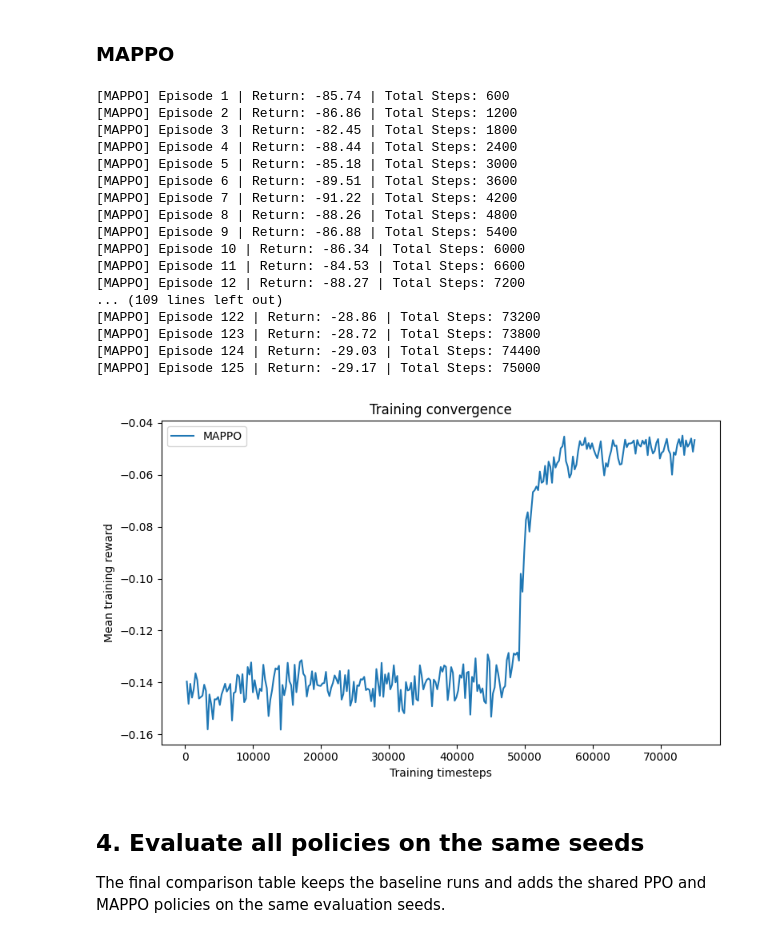
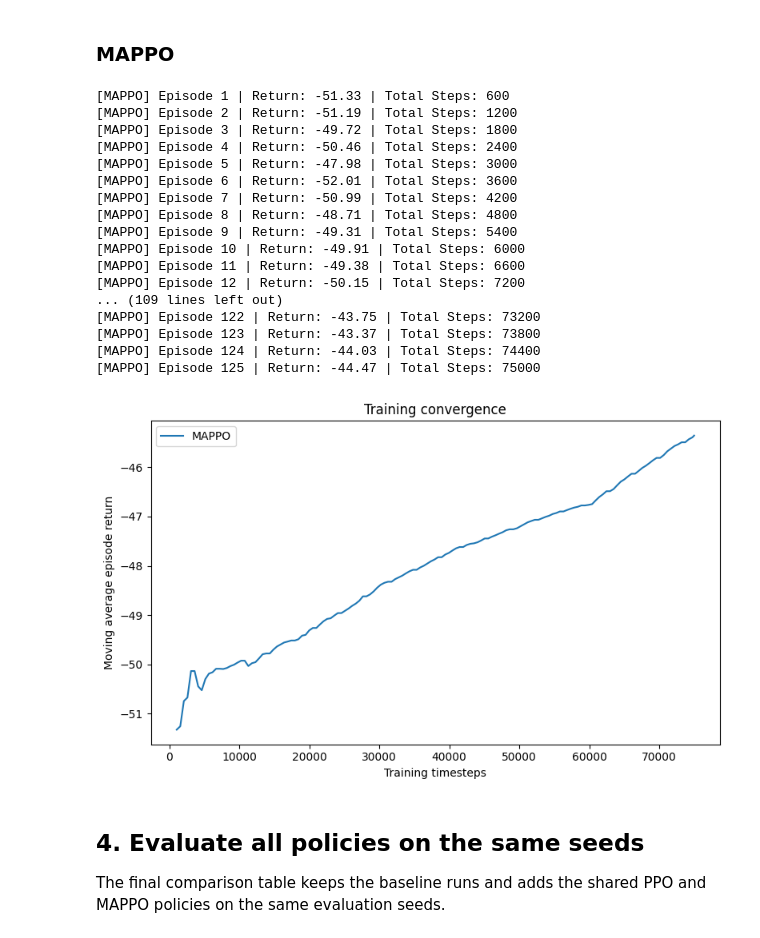
Before and after one commit to abergh18/marl-tsc, a Jupyter notebook: notebooks/main_flow.ipynb, the cells around one changed output. Drawn from its saved outputs; the diff is of its cells as text; code cells hidden in the pictures.

Commit message:
Adjusted mappo parameters

```diff
--- a/notebooks/main_flow.ipynb
+++ b/notebooks/main_flow.ipynb
@@ -62,7 +69,7 @@ NUM_EPISODES = 30
 EVALUATION_EPISODES = 5
 TOTAL_TIMESTEPS = 75_000
 MIN_GREEN_SECONDS = 10
-SWITCH_PENALTY = 2.0
+SWITCH_PENALTY = 0.5
 
 generator = SimulationGenerator(
     output_dir=OUTPUT_DIR,
@@ -71,7 +78,7 @@ generator = SimulationGenerator(
     traffic_light_ids=traffic_light_ids,
     trip_begin=0,
     trip_end=TRAFFIC_SPAWN_DURATION,  # Extends past the simulation end!
-    trip_period=2,                    # Steady stream: 1 car every 2 seconds
+    trip_period=2,
     seed=42,
 )
 
@@ -148,38 +156,39 @@ plt.show()
 # %%
 mappo_model, mappo_history, mappo_model_path = train_mappo(
     config_file=paths.config_file,
     traffic_light_ids=traffic_light_ids,
     output_dir=OUTPUT_DIR,
     total_timesteps=TOTAL_TIMESTEPS,
-    rollout_steps=256,
+    rollout_steps=512,
     max_steps=EPISODE_STEPS,
     seed=42,
     env_kwargs={"green_phase_count": GREEN_PHASE_COUNT,
                 "min_green_seconds": MIN_GREEN_SECONDS,
+                "seconds_per_action": SECONDS_PER_ACTION,
                 "switch_penalty": SWITCH_PENALTY },
 )
 
 fig, ax = plot_training_histories(mappo_history)
 plt.show()
 # %% [output]
-[MAPPO] Episode 1 | Return: -85.74 | Total Steps: 600
-[MAPPO] Episode 2 | Return: -86.86 | Total Steps: 1200
-[MAPPO] Episode 3 | Return: -82.45 | Total Steps: 1800
-[MAPPO] Episode 4 | Return: -88.44 | Total Steps: 2400
-[MAPPO] Episode 5 | Return: -85.18 | Total Steps: 3000
-[MAPPO] Episode 6 | Return: -89.51 | Total Steps: 3600
-[MAPPO] Episode 7 | Return: -91.22 | Total Steps: 4200
-[MAPPO] Episode 8 | Return: -88.26 | Total Steps: 4800
-[MAPPO] Episode 9 | Return: -86.88 | Total Steps: 5400
-[MAPPO] Episode 10 | Return: -86.34 | Total Steps: 6000
-[MAPPO] Episode 11 | Return: -84.53 | Total Steps: 6600
-[MAPPO] Episode 12 | Return: -88.27 | Total Steps: 7200
+[MAPPO] Episode 1 | Return: -51.33 | Total Steps: 600
+[MAPPO] Episode 2 | Return: -51.19 | Total Steps: 1200
+[MAPPO] Episode 3 | Return: -49.72 | Total Steps: 1800
+[MAPPO] Episode 4 | Return: -50.46 | Total Steps: 2400
+[MAPPO] Episode 5 | Return: -47.98 | Total Steps: 3000
+[MAPPO] Episode 6 | Return: -52.01 | Total Steps: 3600
+[MAPPO] Episode 7 | Return: -50.99 | Total Steps: 4200
+[MAPPO] Episode 8 | Return: -48.71 | Total Steps: 4800
+[MAPPO] Episode 9 | Return: -49.31 | Total Steps: 5400
+[MAPPO] Episode 10 | Return: -49.91 | Total Steps: 6000
+[MAPPO] Episode 11 | Return: -49.38 | Total Steps: 6600
+[MAPPO] Episode 12 | Return: -50.15 | Total Steps: 7200
 ... (109 lines left out)
-[MAPPO] Episode 122 | Return: -28.86 | Total Steps: 73200
-[MAPPO] Episode 123 | Return: -28.72 | Total Steps: 73800
-[MAPPO] Episode 124 | Return: -29.03 | Total Steps: 74400
-[MAPPO] Episode 125 | Return: -29.17 | Total Steps: 75000
+[MAPPO] Episode 122 | Return: -43.75 | Total Steps: 73200
+[MAPPO] Episode 123 | Return: -43.37 | Total Steps: 73800
+[MAPPO] Episode 124 | Return: -44.03 | Total Steps: 74400
+[MAPPO] Episode 125 | Return: -44.47 | Total Steps: 75000
-[figure, old version]
+[figure, new version]
 # %% [markdown]
 ## 4. Evaluate all policies on the same seeds
 
```
Also changed, not shown: parts of 5 cells of this notebook, 4 other files.
